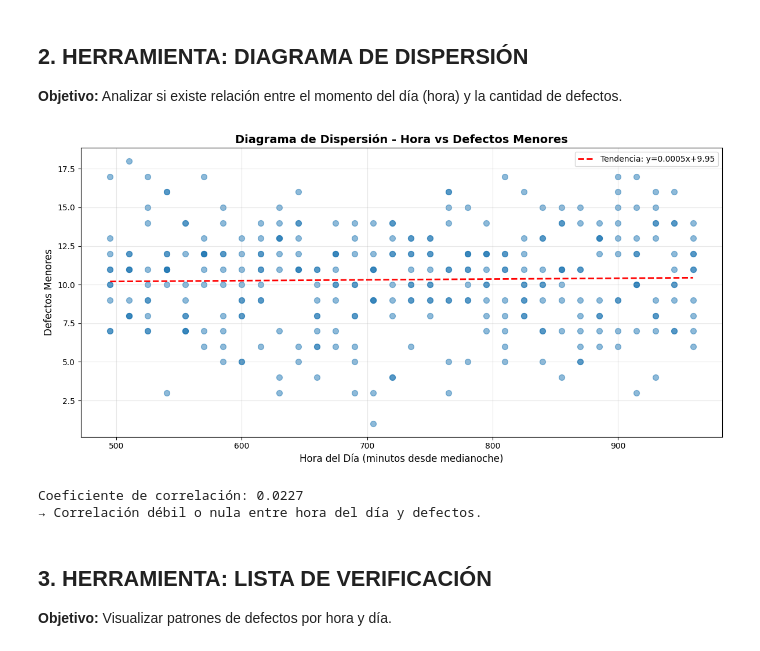
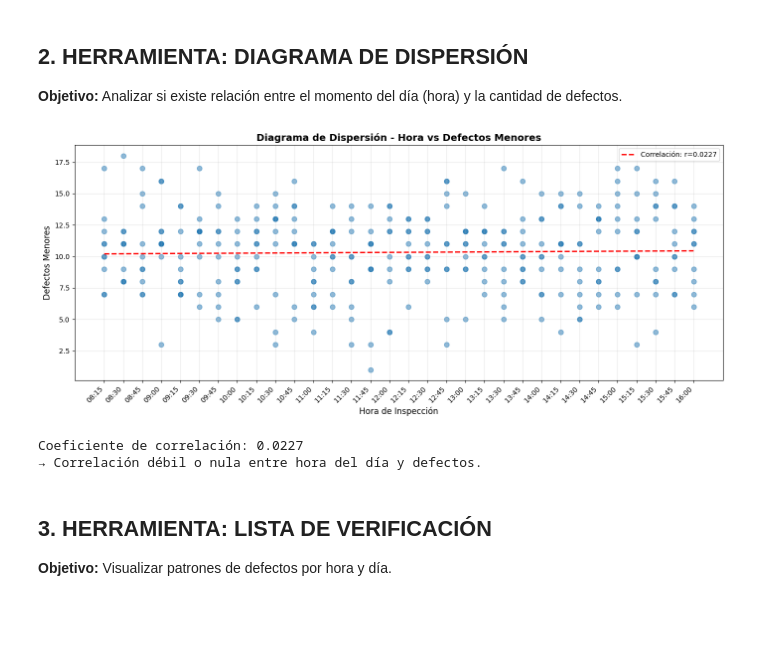
Before and after one commit to pitta1881/CalidadSistemas-Integrador, a Jupyter notebook: electricComponents/src/electricComponents.ipynb, the cells around one changed output. Saved outputs shown, nothing was run; the diff lists cells and outputs as text; code cells hidden in the pictures; blank space fills up the shorter version.

```diff
--- a/electricComponents/src/electricComponents.ipynb
+++ b/electricComponents/src/electricComponents.ipynb
@@ -138,36 +178,43 @@ plt.show()
 # %%
 # Convertir hora a valor numérico (minutos desde inicio del día laboral)
 def hora_a_minutos(hora_str):
     h, m = map(int, hora_str.split(':'))
     return h * 60 + m
 
 df_long['Minutos'] = df_long['Hora'].apply(hora_a_minutos)
 
 # Diagrama de dispersión
-plt.figure(figsize=(12, 6))
+plt.figure(figsize=(14, 6))
 plt.scatter(df_long['Minutos'], df_long['Defectos_Menores'], alpha=0.5, s=50)
+
+# Calcular correlación
+correlacion = df_long['Minutos'].corr(df_long['Defectos_Menores'])
 
 # Línea de tendencia
 z = np.polyfit(df_long['Minutos'], df_long['Defectos_Menores'], 1)
 p = np.poly1d(z)
 plt.plot(df_long['Minutos'].sort_values(), p(df_long['Minutos'].sort_values()),
-         "r--", linewidth=2, label=f'Tendencia: y={z[0]:.4f}x+{z[1]:.2f}')
+         "r--", linewidth=2, label=f'Correlación: r={correlacion:.4f}')
 
-plt.xlabel('Hora del Día (minutos desde medianoche)', fontsize=12)
+# Configurar labels del eje X en formato de hora
+horas_unicas = sorted(df_long['Hora'].unique())
+minutos_unicos = sorted([hora_a_minutos(h) for h in horas_unicas])
+plt.xticks(minutos_unicos, horas_unicas, rotation=45, ha='right')
+
+plt.xlabel('Hora de Inspección', fontsize=12)
 plt.ylabel('Defectos Menores', fontsize=12)
 plt.title('Diagrama de Dispersión - Hora vs Defectos Menores', fontsize=14, fontweight='bold')
 plt.grid(True, alpha=0.3)
 plt.legend()
 plt.tight_layout()
 plt.show()
 
-# Correlación
-correlacion = df_long['Minutos'].corr(df_long['Defectos_Menores'])
+# Interpretación de correlación
 print(f"\nCoeficiente de correlación: {correlacion:.4f}")
 if abs(correlacion) < 0.3:
     print("→ Correlación débil o nula entre hora del día y defectos.")
 # %% [output]
-[figure, old version]
+[figure, new version]
 Coeficiente de correlación: 0.0227
 → Correlación débil o nula entre hora del día y defectos.
 # %% [markdown]
```
Also changed, not shown: parts of 7 cells of this notebook, 15 other files.
